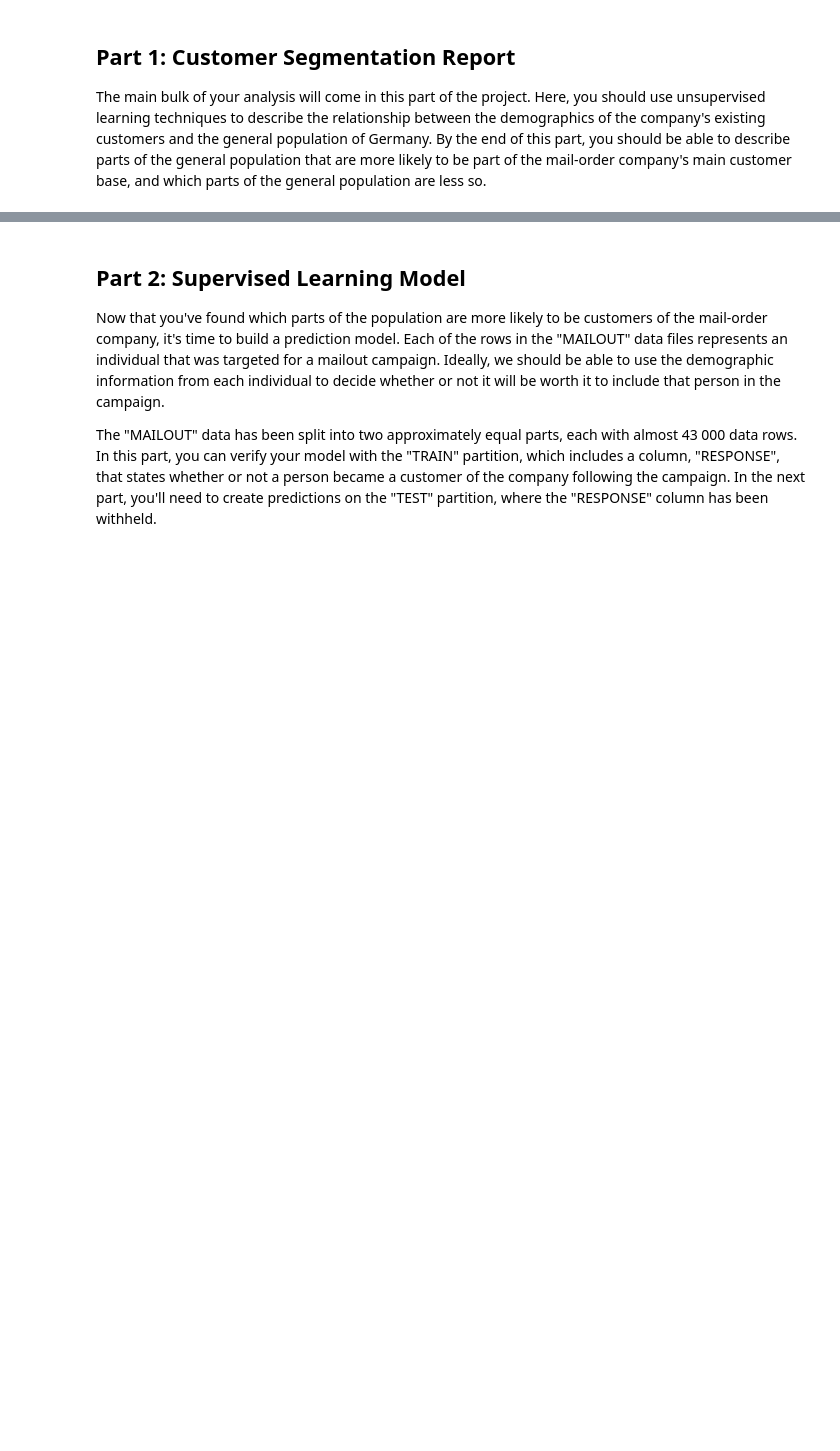
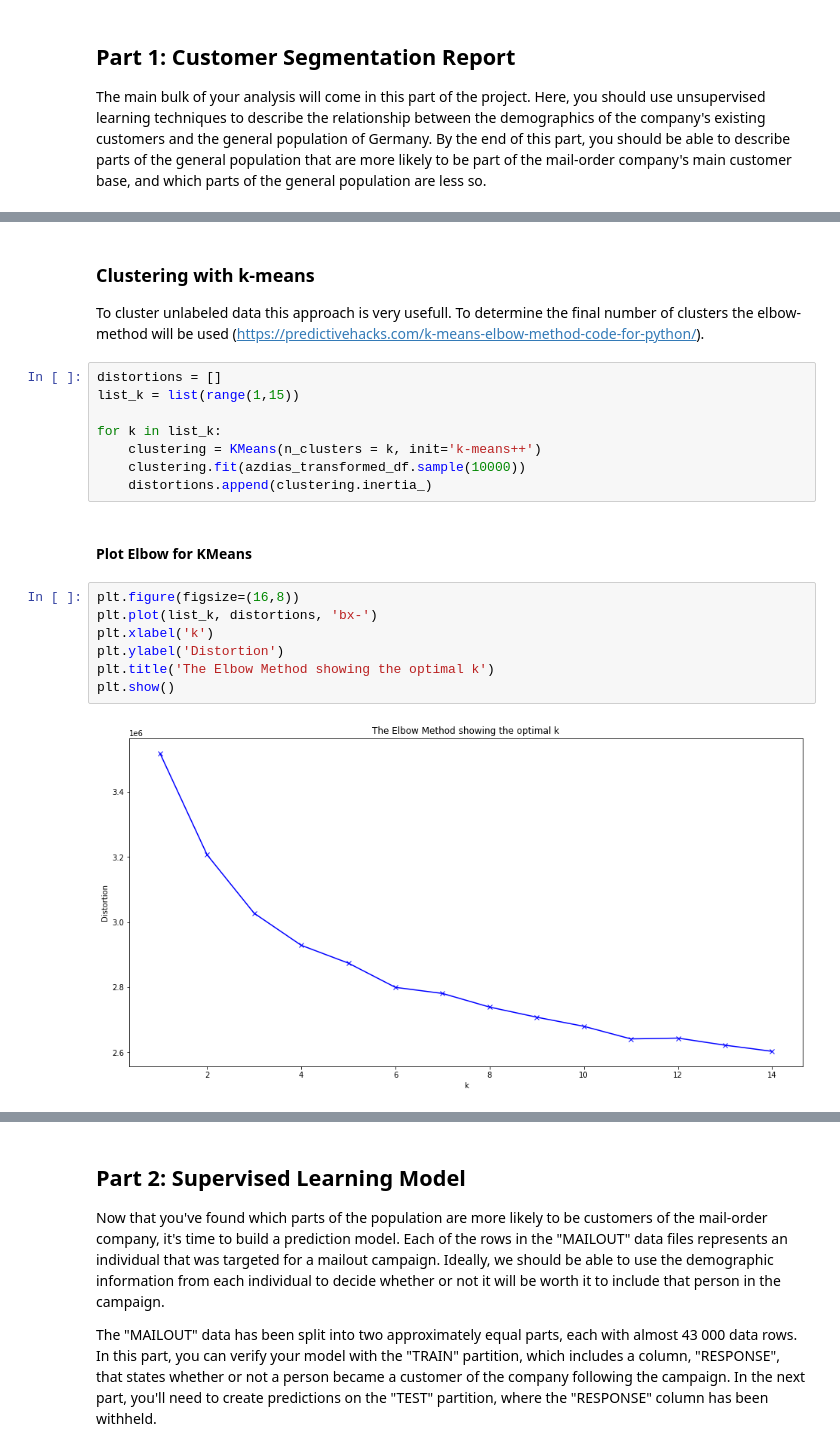
Before and after one commit to DanielIBK/Capstone_Arvato_Project, a Jupyter notebook: Arvato Project Workbook.ipynb, the cells around one changed output, grey strips where cells are left out. Saved outputs shown, nothing was run; the diff lists cells and outputs as text; blank space fills up the shorter version.

Commit message:
Readme update and Notebook finalizations

```diff
--- a/Arvato Project Workbook.ipynb
+++ b/Arvato Project Workbook.ipynb
@@ -153,0 +456,22 @@ The main bulk of your analysis will come in this part of the project. Here, you
+# %% [markdown]
+### Clustering with k-means
+To cluster unlabeled data this approach is very usefull. To determine the final number of clusters the elbow-method will be used (https://predictivehacks.com/k-means-elbow-method-code-for-python/).
+# %%
+distortions = []
+list_k = list(range(1,15))
+
+for k in list_k:
+    clustering = KMeans(n_clusters = k, init='k-means++')
+    clustering.fit(azdias_transformed_df.sample(10000))
+    distortions.append(clustering.inertia_)
+# %% [markdown]
+#### Plot Elbow for KMeans
+# %%
+plt.figure(figsize=(16,8))
+plt.plot(list_k, distortions, 'bx-')
+plt.xlabel('k')
+plt.ylabel('Distortion')
+plt.title('The Elbow Method showing the optimal k')
+plt.show()
+# %% [output]
+[figure, added]
```
Also changed, not shown: parts of 70 cells of this notebook, 1 other file.
